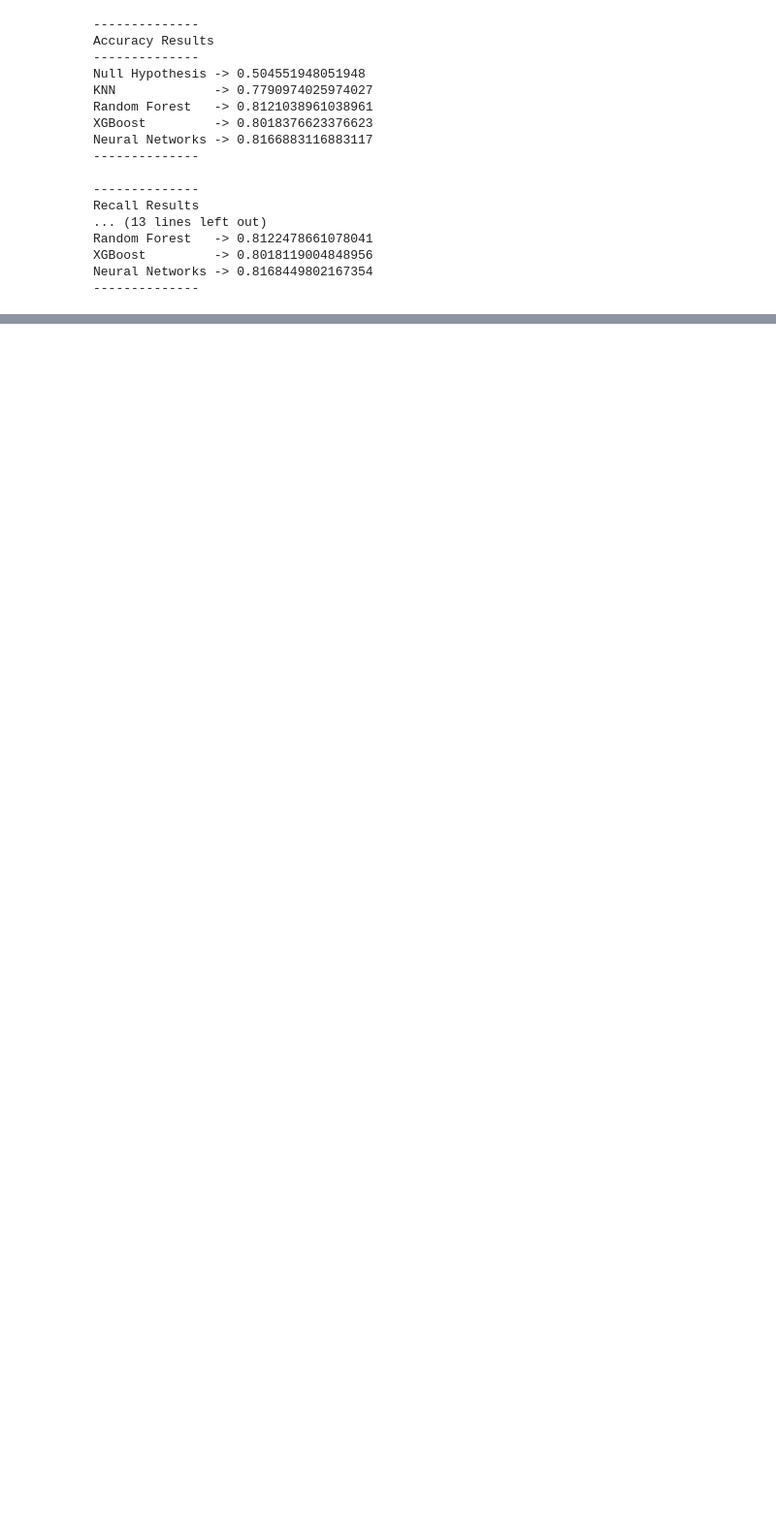
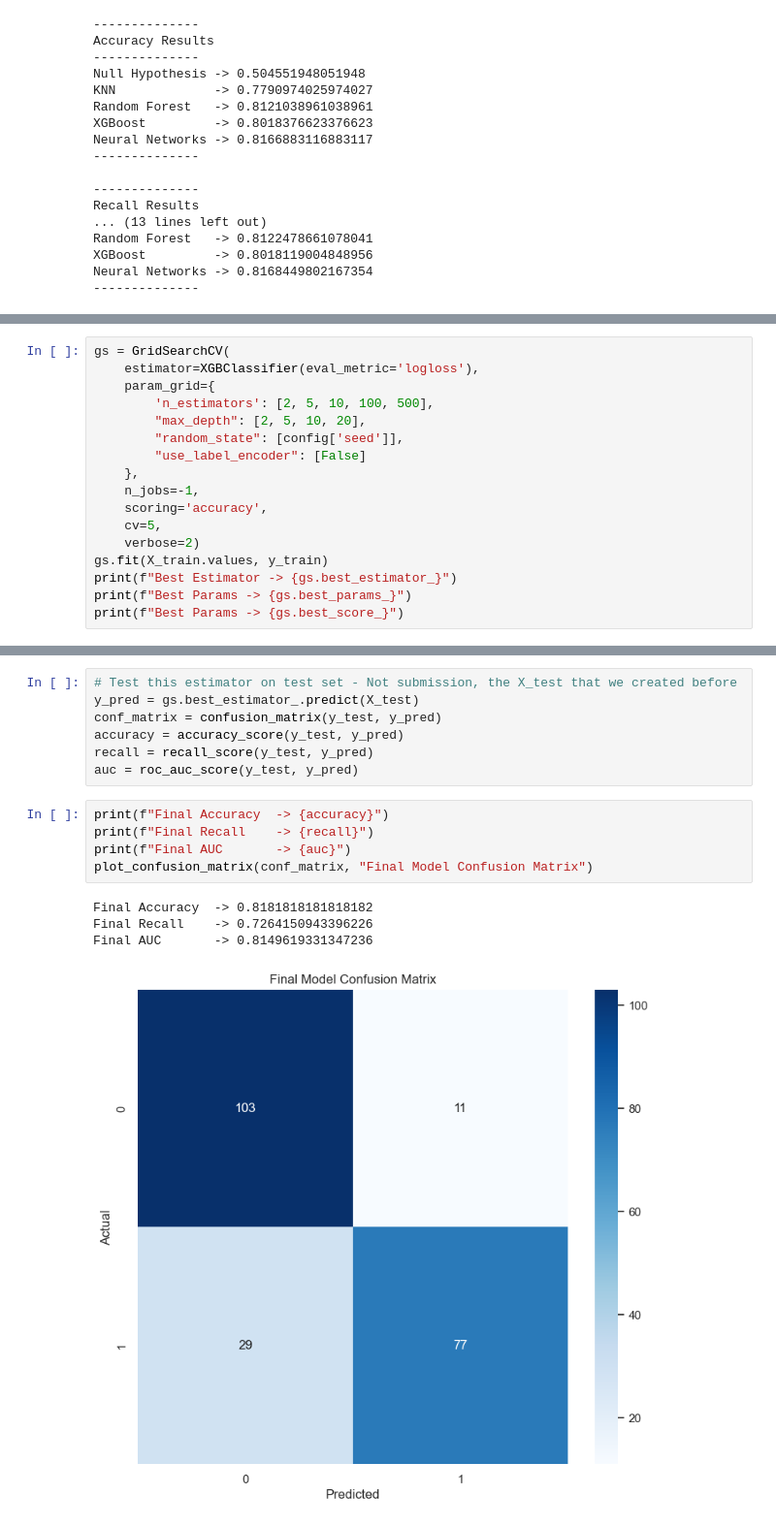
Before and after one commit to mcachosoblechero/Classic-ML-Datasets, a Jupyter notebook: Titanic/exploration/titanic_modelling.ipynb, the cells around one changed output, grey strips where cells are left out. Shown: that part at 97% size. Drawn from its saved outputs; the diff is of its cells as text; blank space fills up the shorter version.

Commit message:
Create final results for modeling

```diff
--- a/Titanic/exploration/titanic_prediction.ipynb
+++ b/Titanic/exploration/titanic_modelling.ipynb
@@ -435,0 +441,17 @@ Neural Networks -> 0.8168449802167354
+# %%
+gs = GridSearchCV(
+    estimator=XGBClassifier(eval_metric='logloss'),
+    param_grid={
+        'n_estimators': [2, 5, 10, 100, 500],
+        "max_depth": [2, 5, 10, 20],
+        "random_state": [config['seed']],
+        "use_label_encoder": [False]
+    },
+    n_jobs=-1,
+    scoring='accuracy',
+    cv=5,
+    verbose=2)
+gs.fit(X_train.values, y_train)
+print(f"Best Estimator -> {gs.best_estimator_}")
+print(f"Best Params -> {gs.best_params_}")
+print(f"Best Params -> {gs.best_score_}")
@@ -435,0 +476,17 @@ Neural Networks -> 0.8168449802167354
+# %%
+# Test this estimator on test set - Not submission, the X_test that we created before
+y_pred = gs.best_estimator_.predict(X_test)
+conf_matrix = confusion_matrix(y_test, y_pred)
+accuracy = accuracy_score(y_test, y_pred)
+recall = recall_score(y_test, y_pred)
+auc = roc_auc_score(y_test, y_pred)
+# %%
+print(f"Final Accuracy  -> {accuracy}")
+print(f"Final Recall    -> {recall}")
+print(f"Final AUC       -> {auc}")
+plot_confusion_matrix(conf_matrix, "Final Model Confusion Matrix")
+# %% [output]
+Final Accuracy  -> 0.8181818181818182
+Final Recall    -> 0.7264150943396226
+Final AUC       -> 0.8149619331347236
+[figure, added]
```
Also changed, not shown: parts of 5 cells of this notebook.
